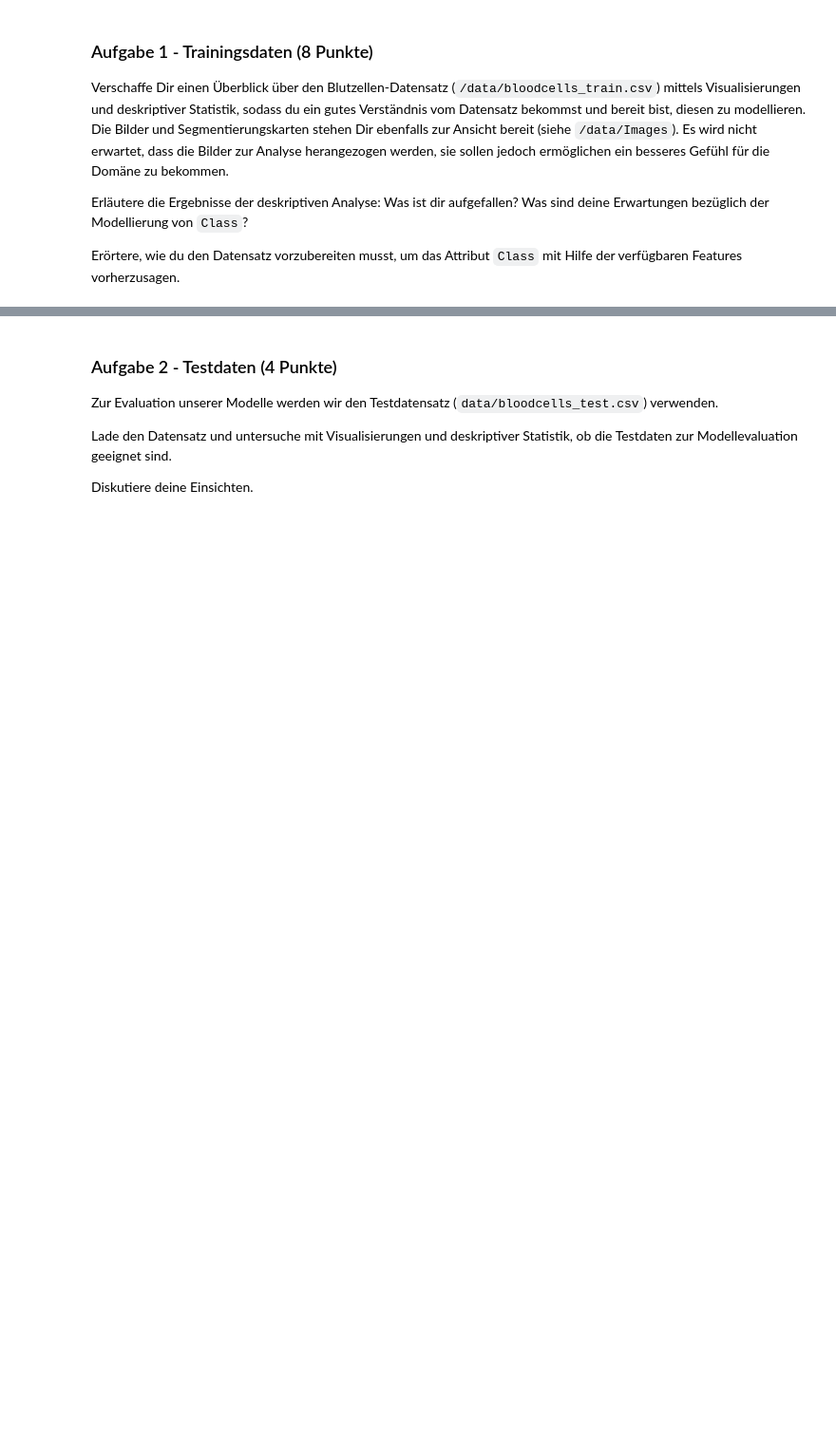
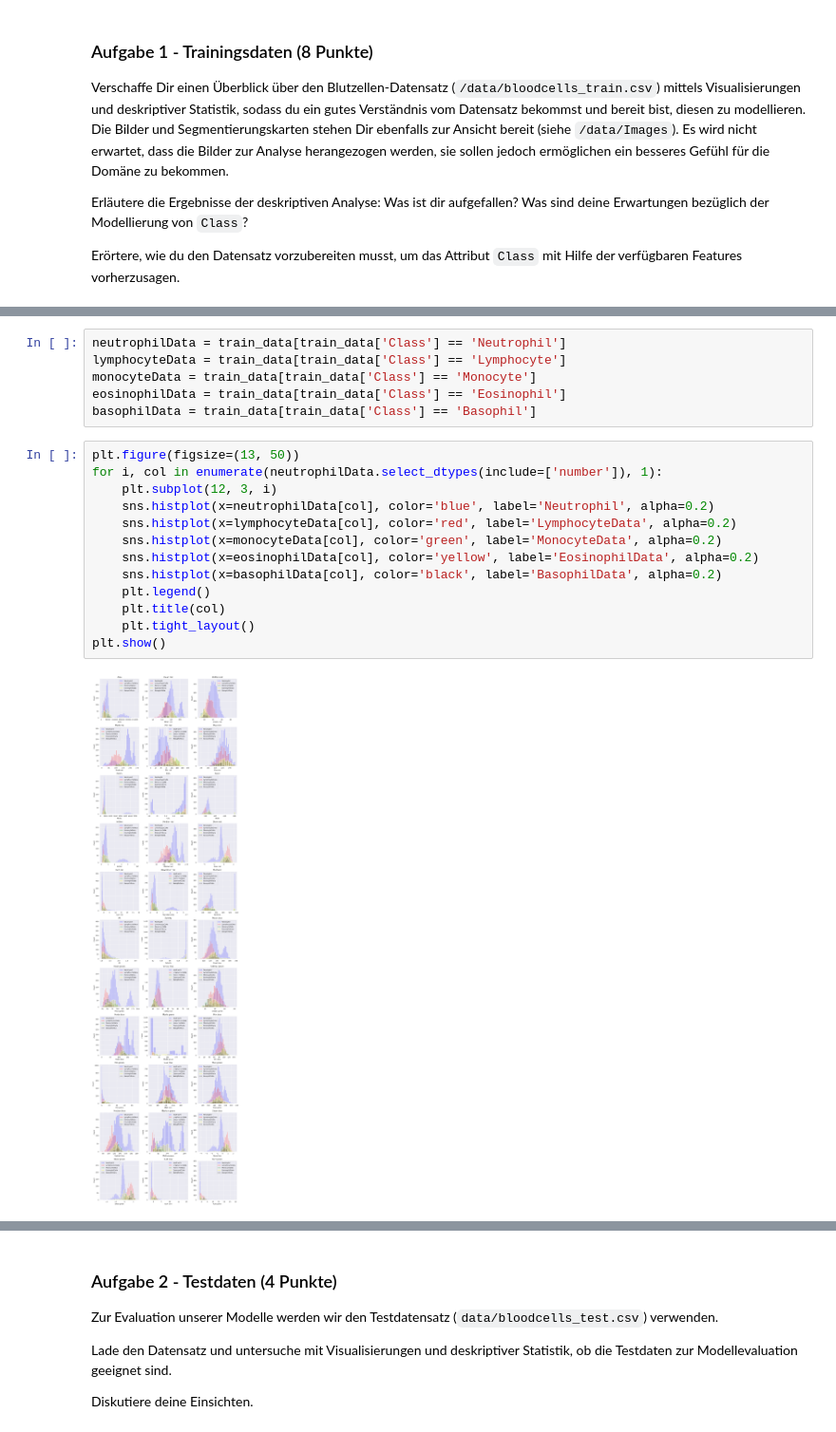
Before and after one commit to staldenhoefler/gml_mc2, a Jupyter notebook: gml_minichallenge_2-checkpoint.ipynb, the cells around one changed output, grey strips where cells are left out. Shown at 95% size. Cells and saved outputs as stored; diff of their text form; blank space fills up the shorter version.

```diff
--- a/gml_minichallenge_2-checkpoint.ipynb
+++ b/gml_minichallenge_2-checkpoint.ipynb
@@ -124,0 +186,21 @@ Erörtere, wie du den Datensatz vorzubereiten musst, um das Attribut `Class` mit
+# %%
+neutrophilData = train_data[train_data['Class'] == 'Neutrophil']
+lymphocyteData = train_data[train_data['Class'] == 'Lymphocyte']
+monocyteData = train_data[train_data['Class'] == 'Monocyte']
+eosinophilData = train_data[train_data['Class'] == 'Eosinophil']
+basophilData = train_data[train_data['Class'] == 'Basophil']
+# %%
+plt.figure(figsize=(13, 50))
+for i, col in enumerate(neutrophilData.select_dtypes(include=['number']), 1):
+    plt.subplot(12, 3, i)
+    sns.histplot(x=neutrophilData[col], color='blue', label='Neutrophil', alpha=0.2)
+    sns.histplot(x=lymphocyteData[col], color='red', label='LymphocyteData', alpha=0.2)
+    sns.histplot(x=monocyteData[col], color='green', label='MonocyteData', alpha=0.2)
+    sns.histplot(x=eosinophilData[col], color='yellow', label='EosinophilData', alpha=0.2)
+    sns.histplot(x=basophilData[col], color='black', label='BasophilData', alpha=0.2)
+    plt.legend()
+    plt.title(col)
+    plt.tight_layout()
+plt.show()
+# %% [output]
+[figure, added]
```
Also changed, not shown: parts of 20 cells of this notebook.
